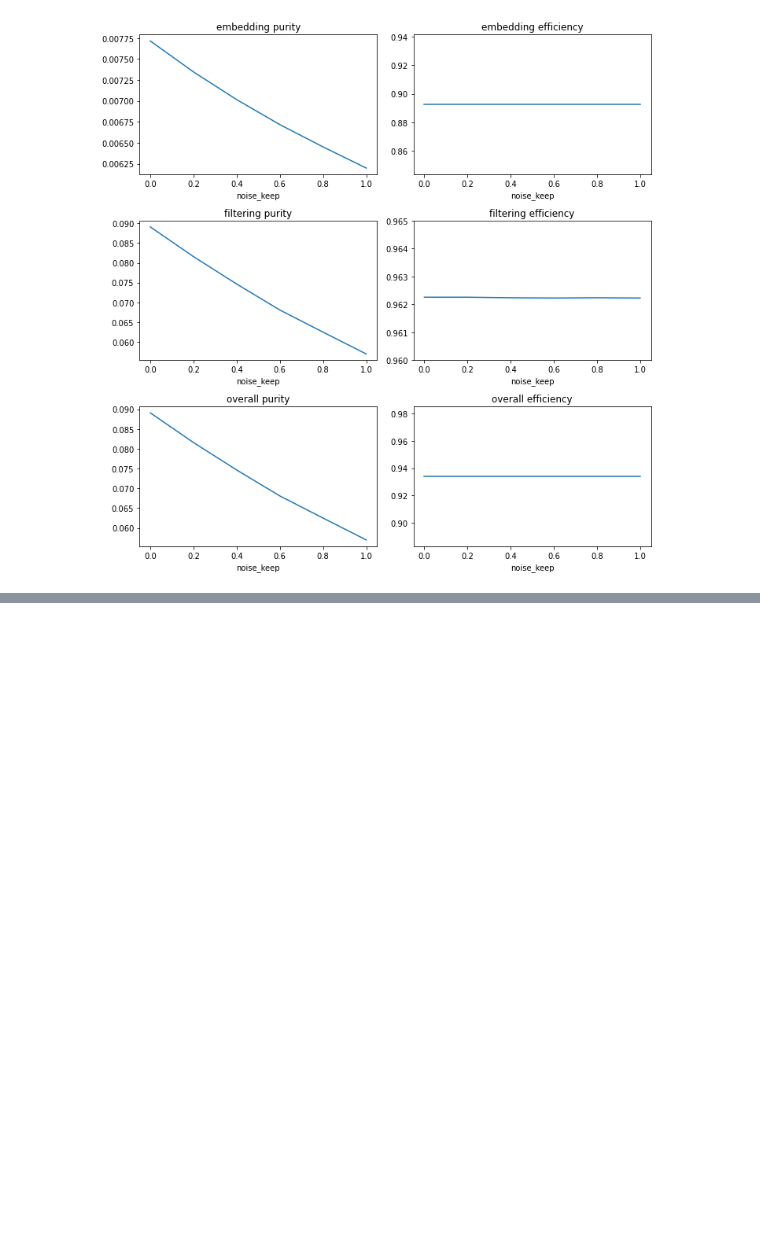
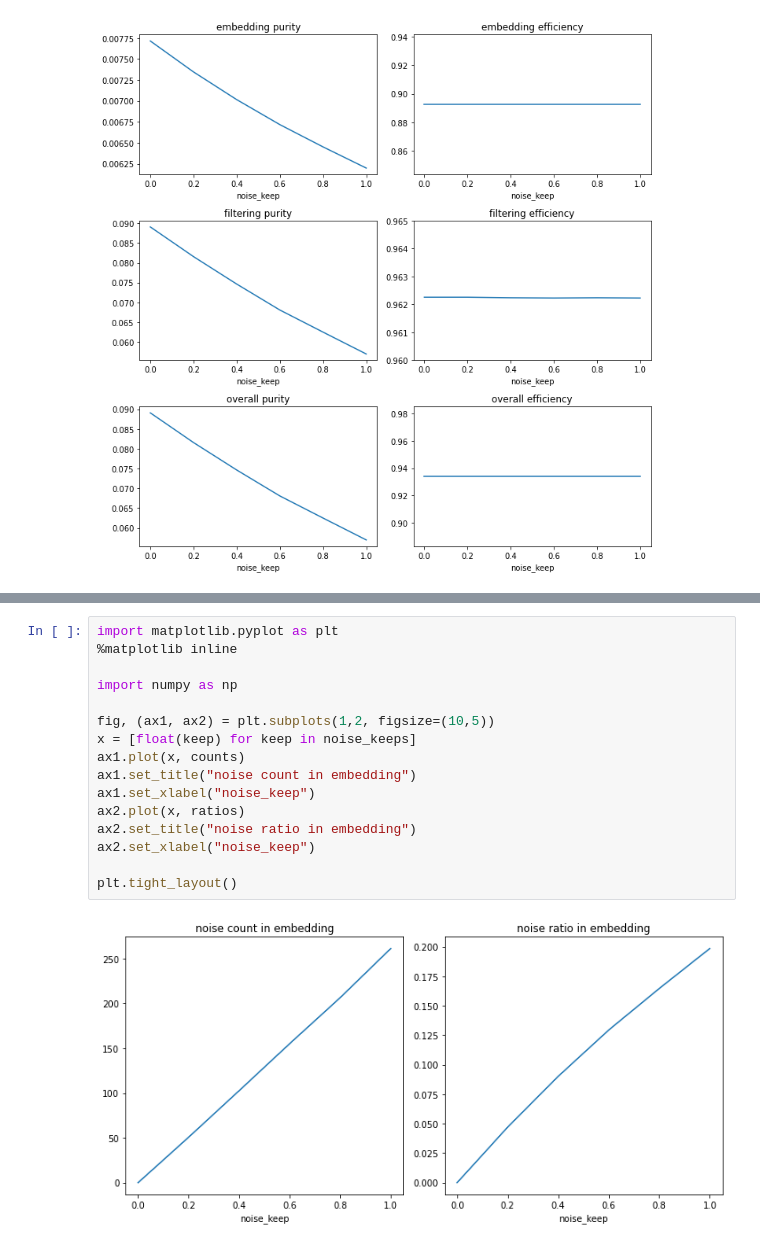
Before and after one commit to ami7o/TrackML, a Jupyter notebook: emb_filter_purity_efficiency.ipynb, the cells around one changed output, grey strips where cells are left out. Cells and saved outputs as stored; diff of their text form; blank space fills up the shorter version.

```diff
--- a/emb_filter_purity_efficiency.ipynb
+++ b/emb_filter_purity_efficiency.ipynb
@@ -274,0 +334,18 @@ plt.tight_layout()
+# %%
+import matplotlib.pyplot as plt
+%matplotlib inline
+
+import numpy as np
+
+fig, (ax1, ax2) = plt.subplots(1,2, figsize=(10,5))
+x = [float(keep) for keep in noise_keeps]
+ax1.plot(x, counts)
+ax1.set_title("noise count in embedding")
+ax1.set_xlabel("noise_keep")
+ax2.plot(x, ratios)
+ax2.set_title("noise ratio in embedding")
+ax2.set_xlabel("noise_keep")
+
+plt.tight_layout()
+# %% [output]
+[figure, added]
```
Also changed, not shown: parts of 2 cells of this notebook.
